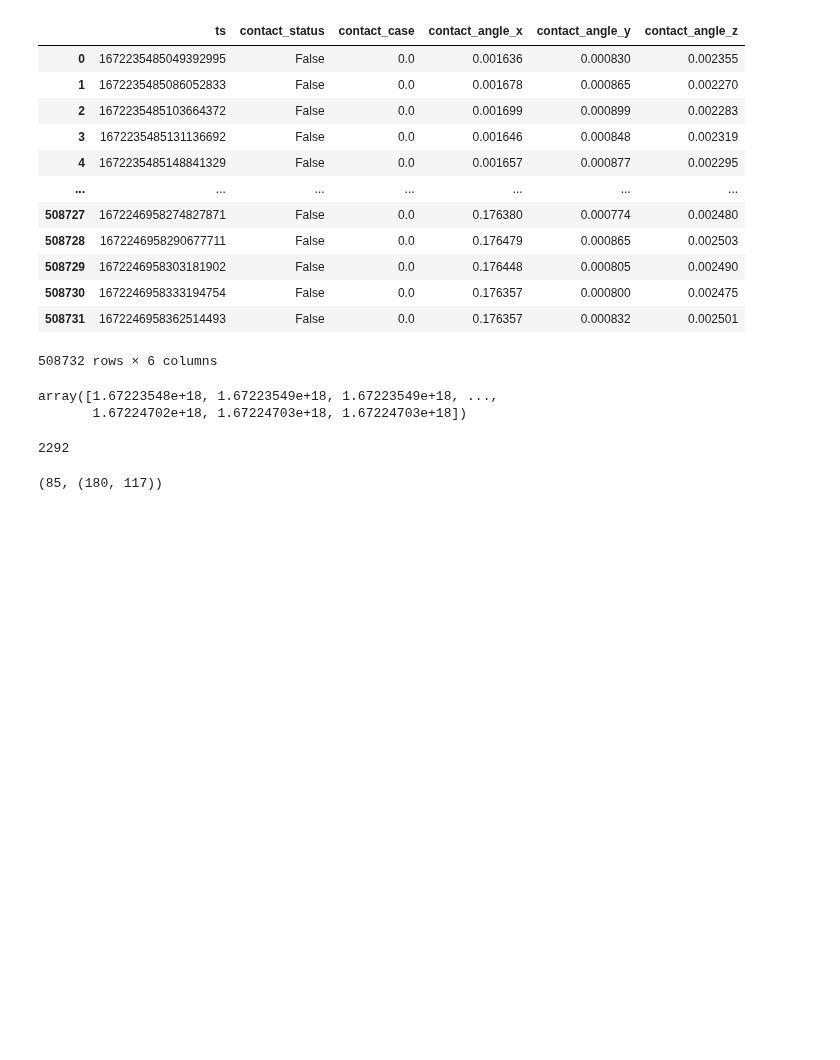
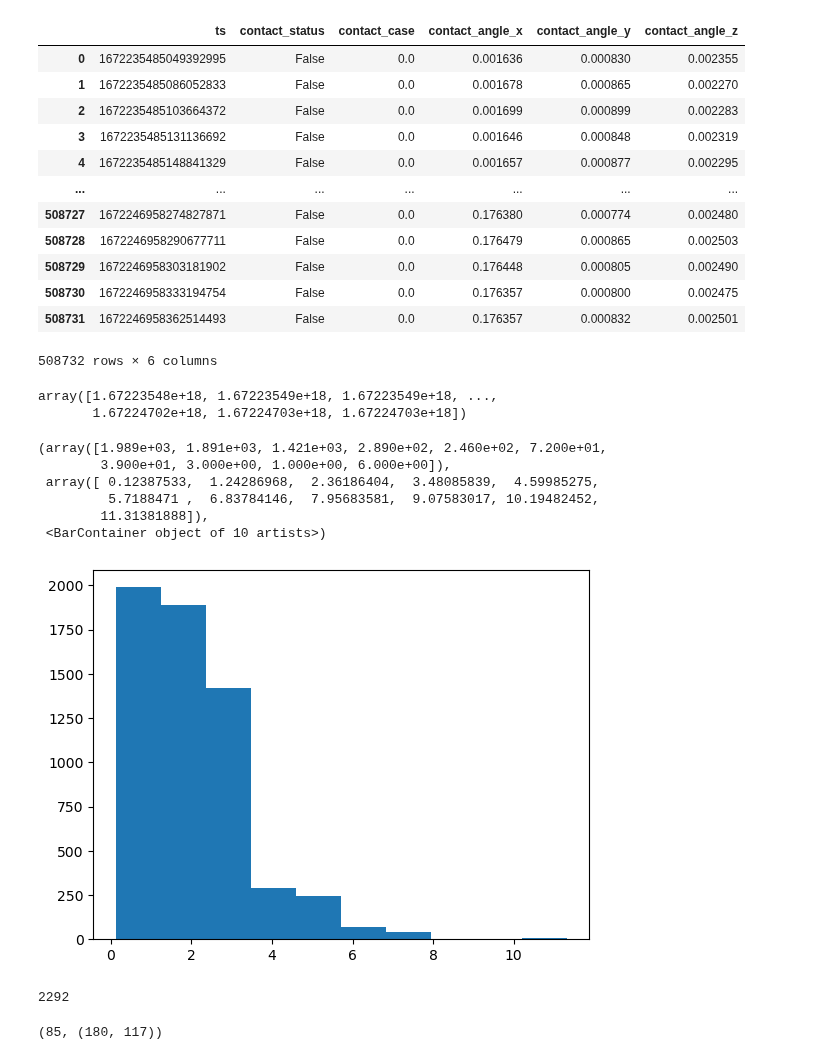
Before and after one commit to AdvancedResearchInnovationCenter/TactiGraph, a Jupyter notebook: e2vid_cnn/preporc.ipynb, the cells around one changed output. Drawn from its saved outputs; the diff is of its cells as text; code cells hidden in the pictures; blank space fills up the shorter version.

```diff
--- a/e2vid_cnn/preporc.ipynb
+++ b/e2vid_cnn/preporc.ipynb
@@ -44,11 +44,24 @@ df
 # %%
 import pandas as pd
 
-img_ts = pd.read_csv('/media/hussain/drive1/giant_tactile/timestamps.txt', names=['ts'])['ts'].values*1e9
+img_ts = pd.read_csv('dataset/giant_tactile/timestamps.txt', names=['ts'])['ts'].values*1e9
 img_ts
 # %% [output]
 array([1.67223548e+18, 1.67223549e+18, 1.67223549e+18, ...,
        1.67224702e+18, 1.67224703e+18, 1.67224703e+18])
+# %%
+import numpy as np
+import matplotlib.pyplot as plt
+
+plt.hist(np.diff(img_ts)*1e-9)
+# %% [output]
+(array([1.989e+03, 1.891e+03, 1.421e+03, 2.890e+02, 2.460e+02, 7.200e+01,
+        3.900e+01, 3.000e+00, 1.000e+00, 6.000e+00]),
+ array([ 0.12387533,  1.24286968,  2.36186404,  3.48085839,  4.59985275,
+         5.7188471 ,  6.83784146,  7.95683581,  9.07583017, 10.19482452,
+        11.31381888]),
+ <BarContainer object of 10 artists>)
+[figure, added]
 # %%
 from pathlib import Path
 
```
Also changed, not shown: parts of 2 cells of this notebook, 4 other files.
